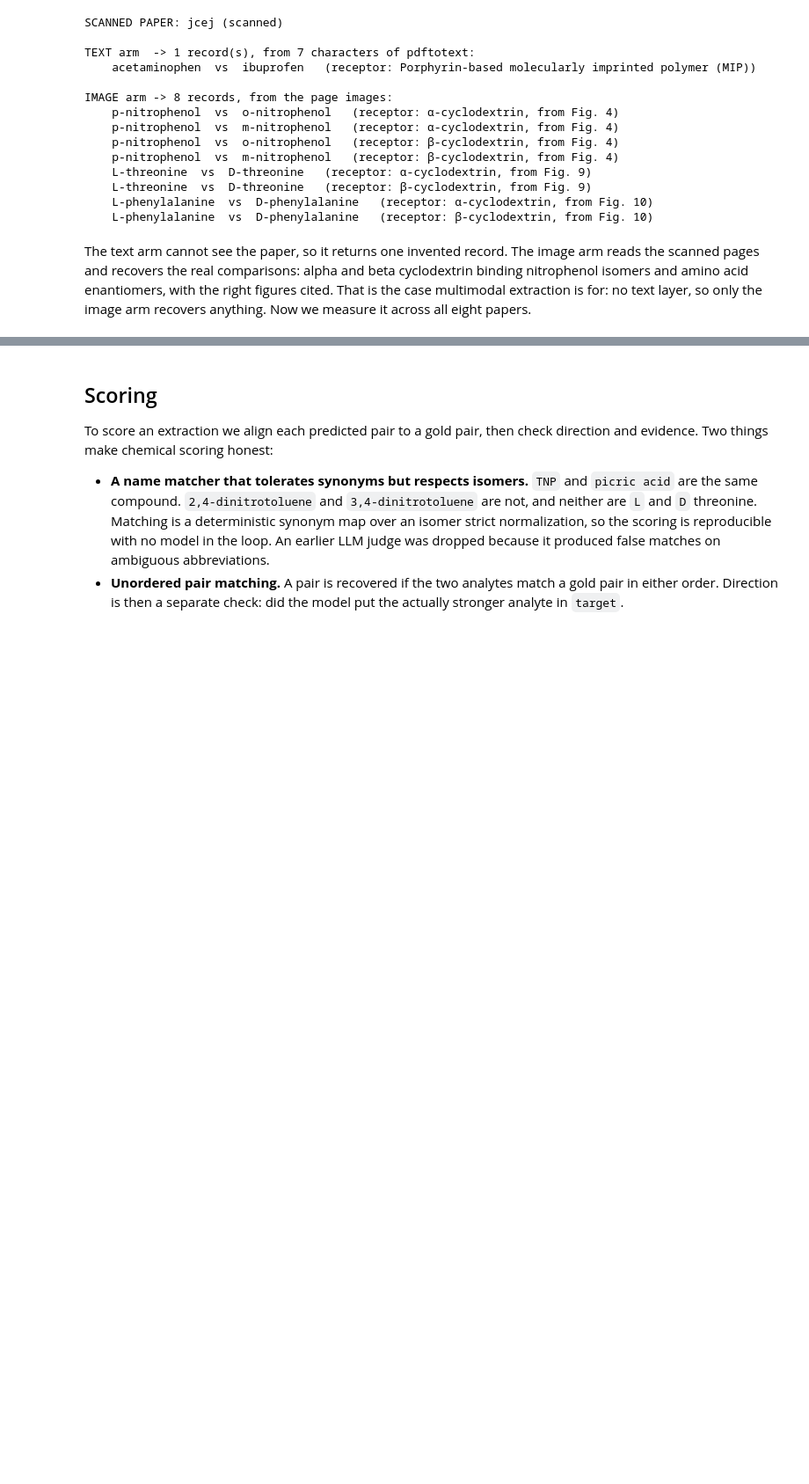
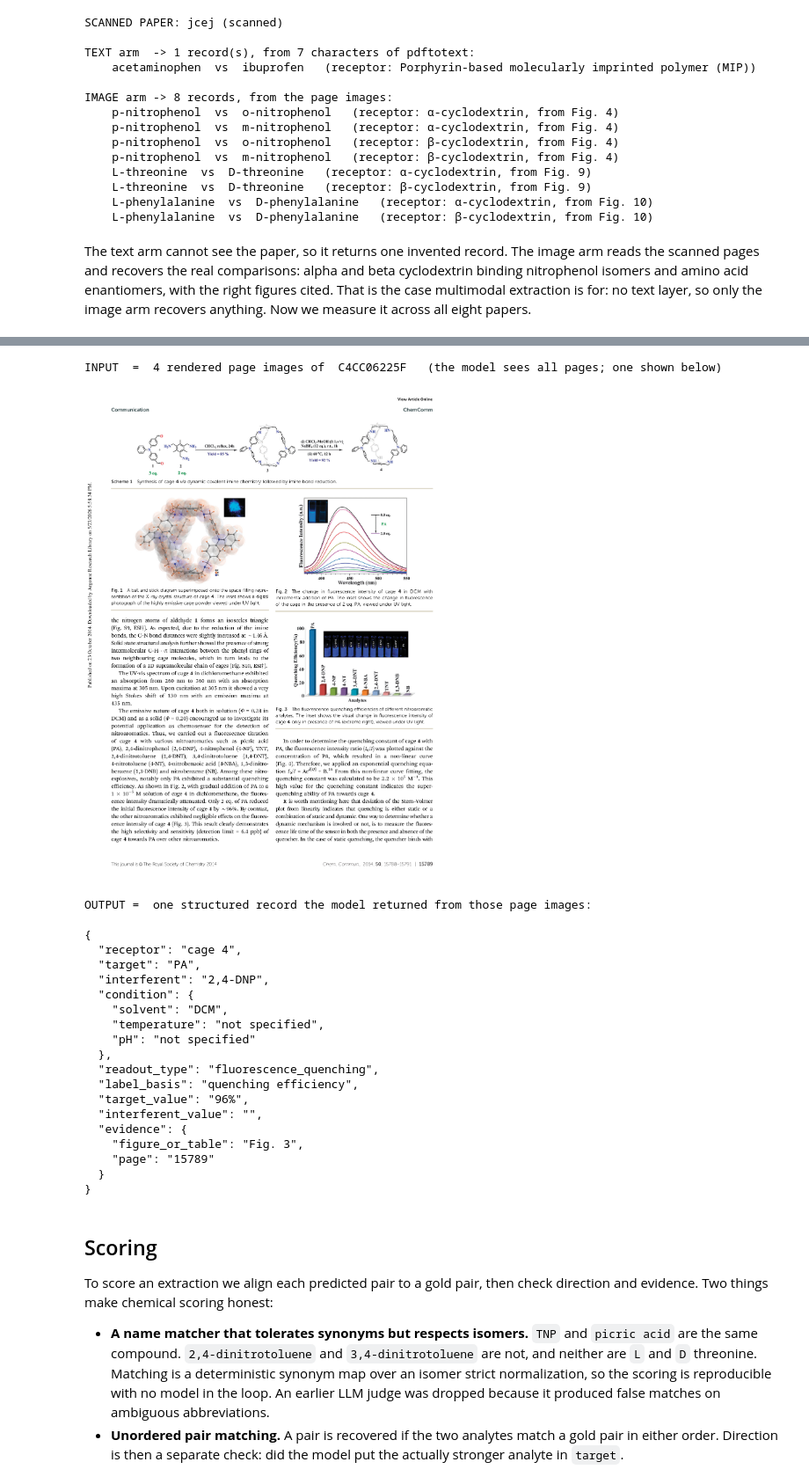
Before and after one commit to ruiding-uchicago/NRT_Training_Materials, a Jupyter notebook: module_2b_multimodal_pdf/Module2b_Multimodal_PDF_Extraction.ipynb, the cells around one changed output, grey strips where cells are left out. Shown at 88% size. Cells and saved outputs as stored; diff of their text form; code cells hidden in the pictures; blank space fills up the shorter version.

```diff
--- a/module_2b_multimodal_pdf/Module2b_Multimodal_PDF_Extraction.ipynb
+++ b/module_2b_multimodal_pdf/Module2b_Multimodal_PDF_Extraction.ipynb
@@ -300,3 +306,41 @@ The text arm cannot see the paper, so it returns one invented record. The image
+# %%
+from IPython.display import Image, display
+
+# a clean born-digital paper (not the scanned one) with a rich record
+demo = next(h for h in PAPERS
+            if h != "10.1252_jcej.28.267"
+            and extract(h, "image")
+            and extract(h, "image")[0].get("target_value"))
+pages = sorted(glob.glob(f"{DATA}/images/{demo}/*.png"))
+rec = extract(demo, "image")[0]
+
+print(f"INPUT  =  {len(pages)} rendered page images of  {SHORT[demo]}   (the model sees all pages; one shown below)")
+display(Image(filename=pages[min(1, len(pages) - 1)], width=470))
+print("OUTPUT =  one structured record the model returned from those page images:\n")
+print(json.dumps(rec, ensure_ascii=False, indent=2))
+# %% [output]
+INPUT  =  4 rendered page images of  C4CC06225F   (the model sees all pages; one shown below)
+[figure, added]
+OUTPUT =  one structured record the model returned from those page images:
+
+{
+  "receptor": "cage 4",
+  "target": "PA",
+  "interferent": "2,4-DNP",
+  "condition": {
+    "solvent": "DCM",
+    "temperature": "not specified",
+    "pH": "not specified"
+  },
+  "readout_type": "fluorescence_quenching",
+  "label_basis": "quenching efficiency",
+  "target_value": "96%",
+  "interferent_value": "",
+  "evidence": {
+    "figure_or_table": "Fig. 3",
+    "page": "15789"
+  }
+}
 # %% [markdown]
 ## Scoring
 
```
Also changed, not shown: parts of 2 cells of this notebook.
